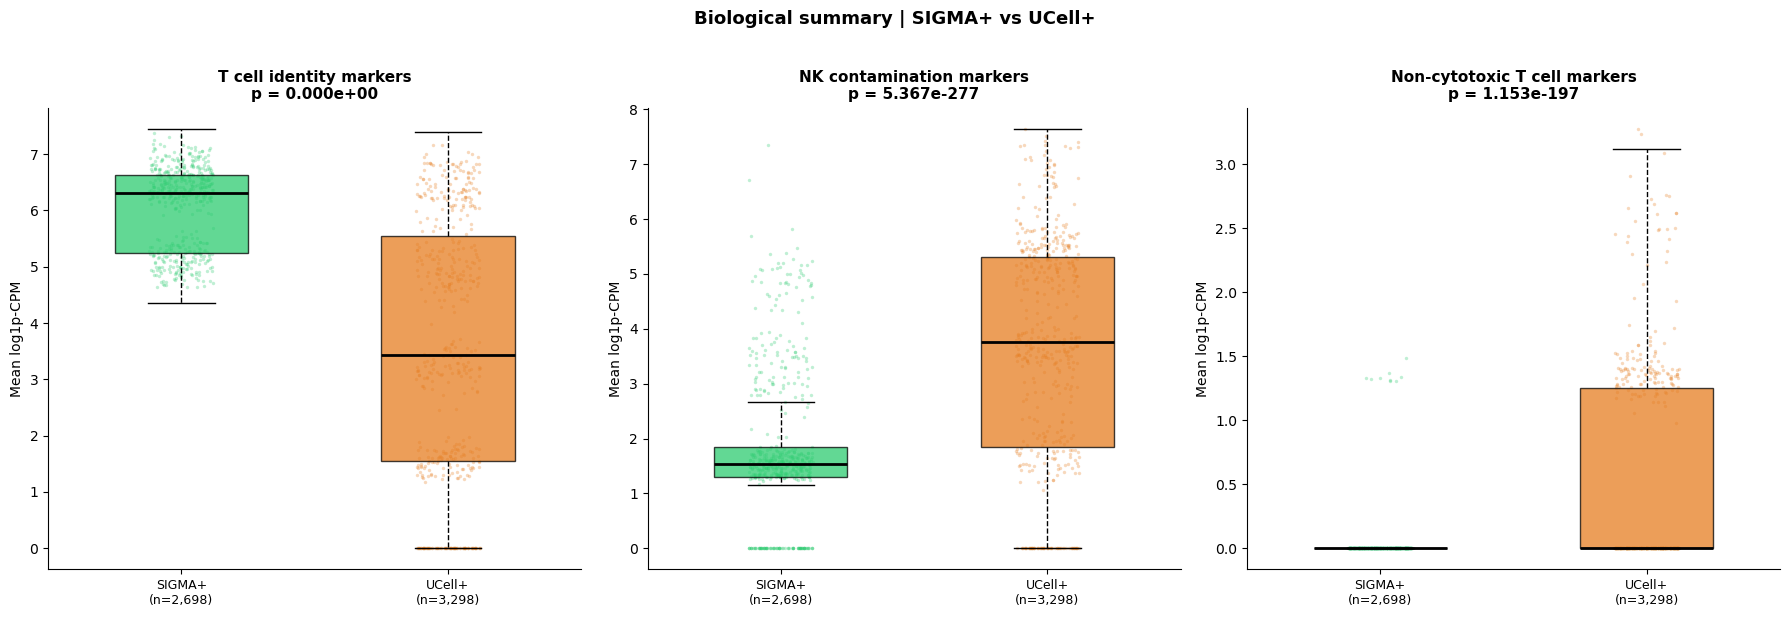
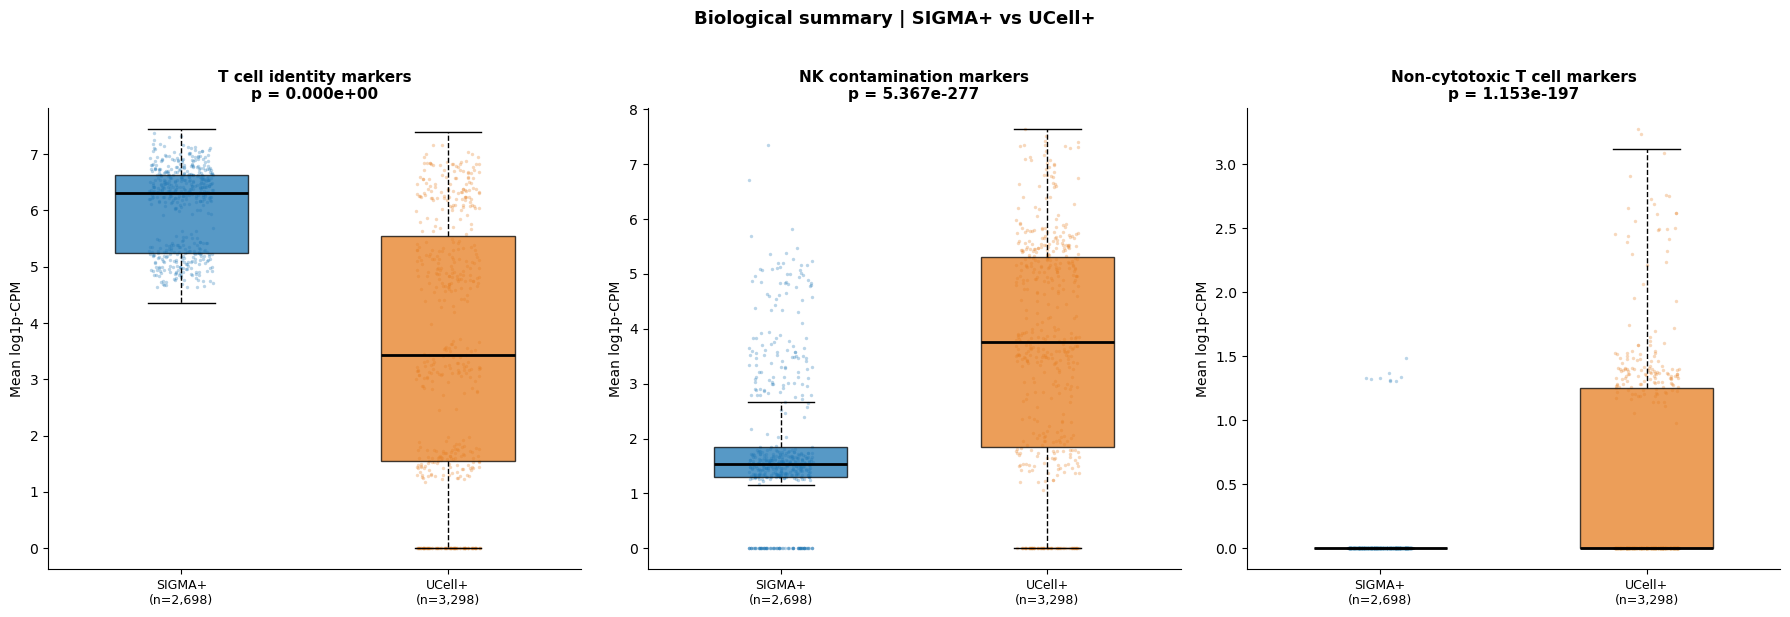
Code edit (unified diff) that turned the first committed figure into the second:
--- before
+++ after
@@ -21,5 +21,5 @@
              fontsize=13, fontweight="bold", y=1.02)
 plt.tight_layout()
-# fig.savefig("figures/SUP2-B.svg", bbox_inches="tight", dpi=300)
-fig.savefig("figures/SUP2-B.pdf", bbox_inches="tight", dpi=300)
+# fig.savefig("figures/SUP2-B.svg", bbox_inches="tight", dpi=500)
+fig.savefig("figures/SUP2-B.pdf", bbox_inches="tight", dpi=500)
 plt.show()

Commit: new figure pdf